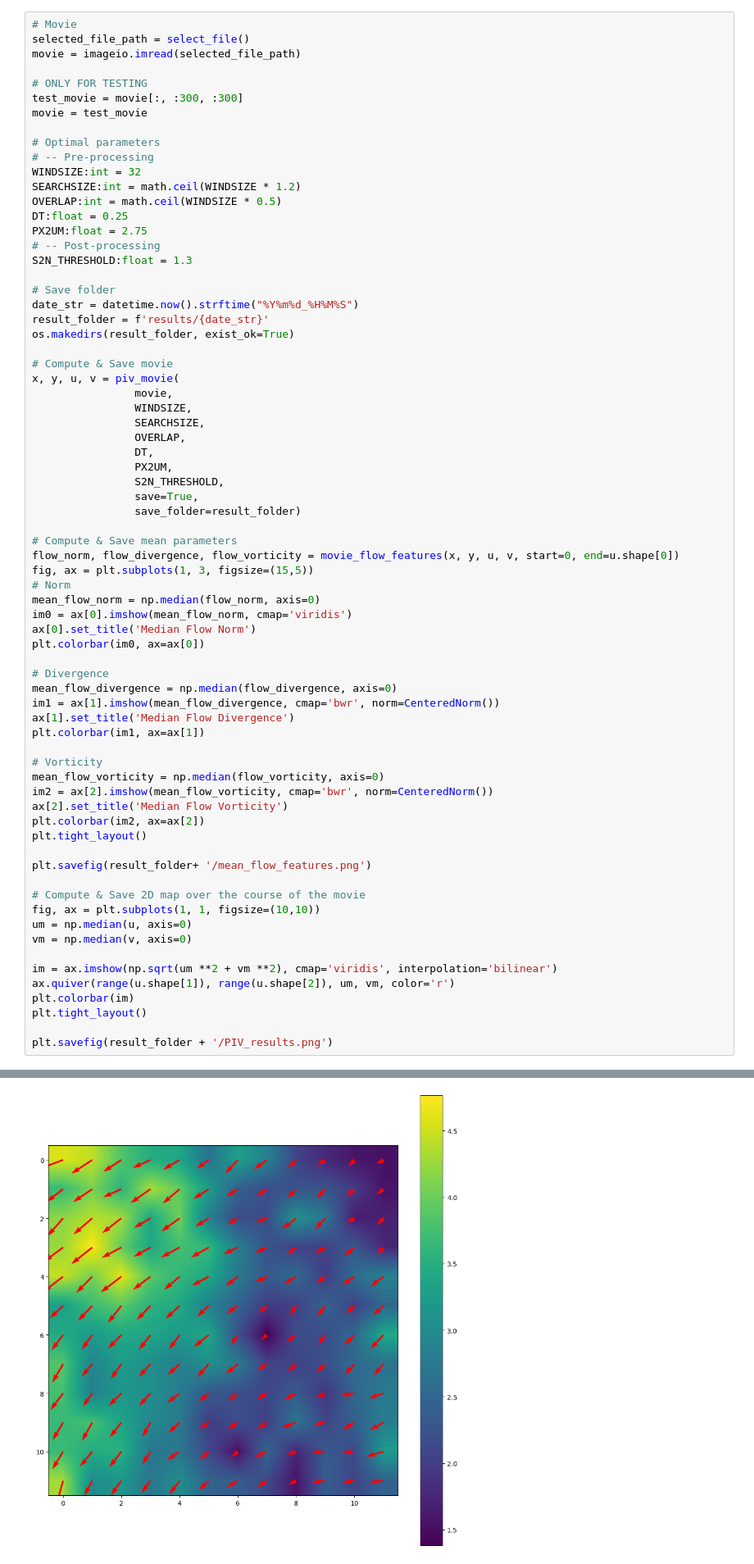
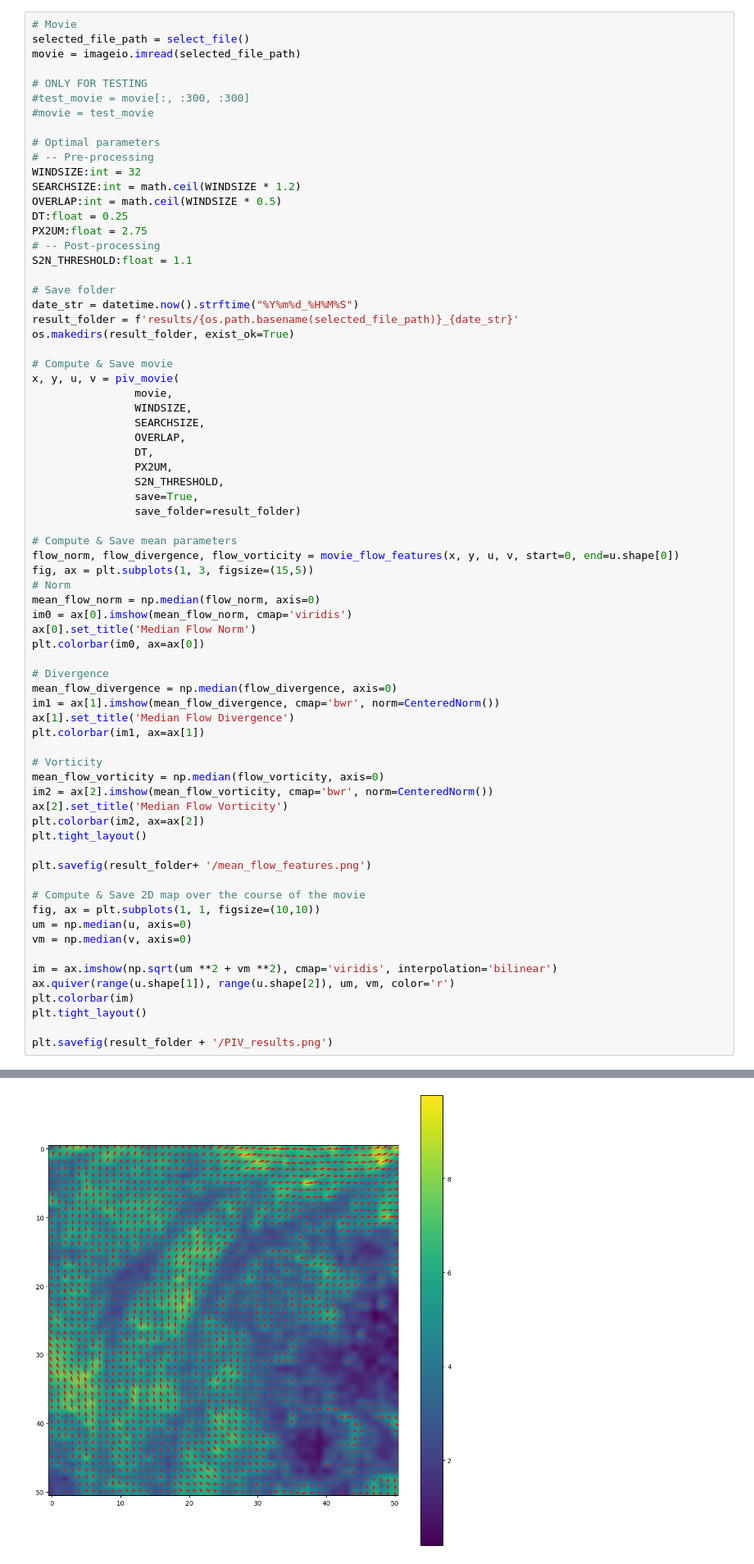
Before and after one commit to taryaksama/data-science, a Jupyter notebook: PIV/main.ipynb, the cells around one changed output, grey strips where cells are left out. Shown at 82% size. Drawn from its saved outputs; the diff is of its cells as text.

```diff
--- a/PIV/main.ipynb
+++ b/PIV/main.ipynb
@@ -312,8 +314,8 @@ selected_file_path = select_file()
 movie = imageio.imread(selected_file_path)
 
 # ONLY FOR TESTING
-test_movie = movie[:, :300, :300]
-movie = test_movie
+#test_movie = movie[:, :300, :300]
+#movie = test_movie
 
 # Optimal parameters
 # -- Pre-processing
@@ -323,11 +325,11 @@ OVERLAP:int = math.ceil(WINDSIZE * 0.5)
 DT:float = 0.25
 PX2UM:float = 2.75
 # -- Post-processing
-S2N_THRESHOLD:float = 1.3
+S2N_THRESHOLD:float = 1.1
 
 # Save folder
 date_str = datetime.now().strftime("%Y%m%d_%H%M%S")
-result_folder = f'results/{date_str}'
+result_folder = f'results/{os.path.basename(selected_file_path)}_{date_str}'
 os.makedirs(result_folder, exist_ok=True)
 
 # Compute & Save movie
@@ -382 +384 @@ plt.savefig(result_folder + '/PIV_results.png')
-[figure, old version]
+[figure, new version]
```
Also changed, not shown: parts of 6 cells of this notebook, 1 other file.
